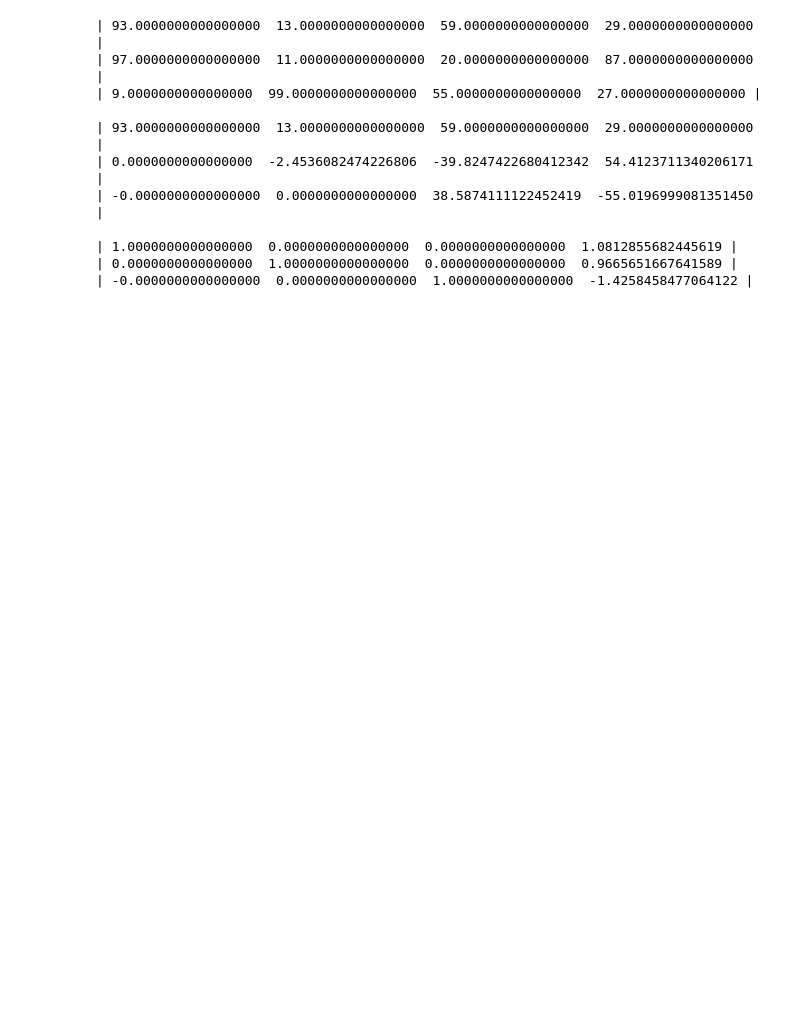
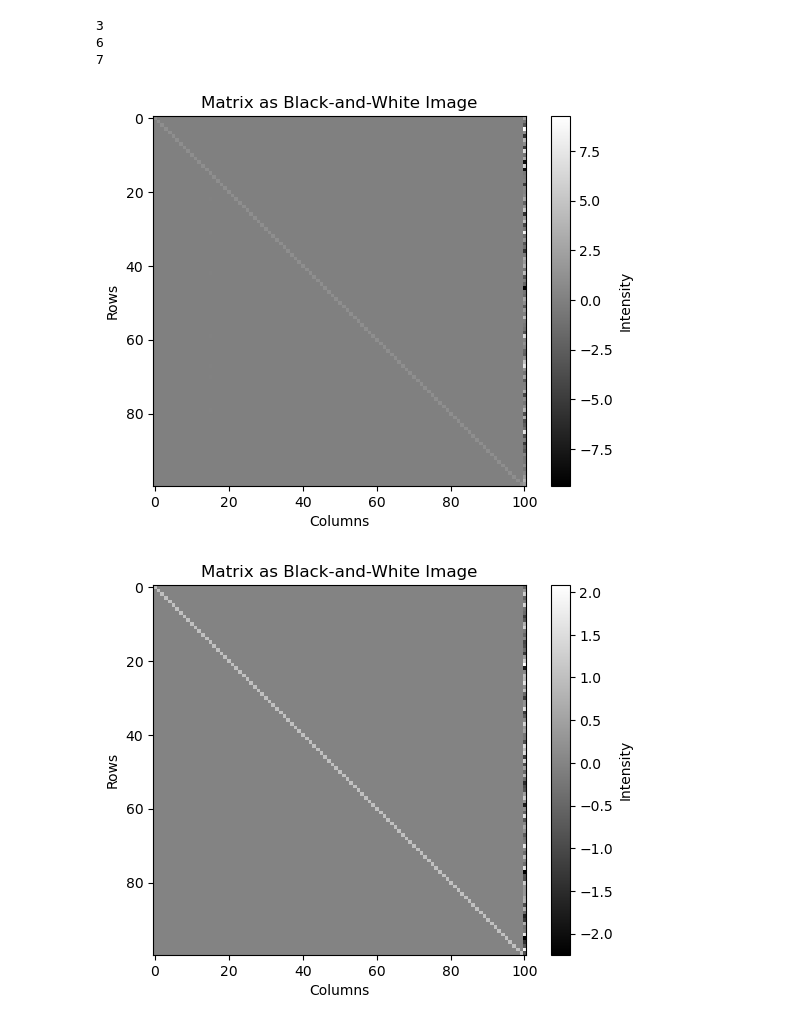
Before and after one commit to EMkrtchyan/Gauss, a Jupyter notebook: main.ipynb, the cells around one changed output. Saved outputs shown, nothing was run; the diff lists cells and outputs as text; code cells hidden in the pictures; blank space fills up the shorter version.

```diff
--- a/main.ipynb
+++ b/main.ipynb
@@ -170,19 +266,34 @@ flops:60, comparisons:6, swaps:8
-# %%
-a=Matrix.rand()
-print(a)
-a.gauss()
-print(a)
-a.reverse()
-print(a)
-# %% [output]
-| 93.0000000000000000  13.0000000000000000  59.0000000000000000  29.0000000000000000 |
-| 97.0000000000000000  11.0000000000000000  20.0000000000000000  87.0000000000000000 |
-| 9.0000000000000000  99.0000000000000000  55.0000000000000000  27.0000000000000000 |
-
-| 93.0000000000000000  13.0000000000000000  59.0000000000000000  29.0000000000000000 |
-| 0.0000000000000000  -2.4536082474226806  -39.8247422680412342  54.4123711340206171 |
-| -0.0000000000000000  0.0000000000000000  38.5874111122452419  -55.0196999081351450 |
-
-| 1.0000000000000000  0.0000000000000000  0.0000000000000000  1.0812855682445619 |
-| 0.0000000000000000  1.0000000000000000  0.0000000000000000  0.9665651667641589 |
-| -0.0000000000000000  0.0000000000000000  1.0000000000000000  -1.4258458477064122 |
+# %%
+import copy
+# errors = 0
+# eq = 0
+# for i in range(1):
+#     try:
+a=Matrix.rand(100,101,(0,1))
+b = Matrix(copy.deepcopy(a.data))
+c = Matrix(copy.deepcopy(a.data))
+a.gauss()
+b.PPgauss()
+c.ColPGauss()
+a.reverse()
+b.reverse()
+c.reverse()
+#         if a.eqWithTol(b,0.001):
+#             eq+=1
+# #     except:
+#         errors+=1
+# print(f"errors:{errors} equalities:{eq}")
+# %% [output]
+3
+6
+7
+# %%
+#անհայտների քանակ > հավասարումների քանակ
+a.plot()
+
+b.plot()
+
+c.plot()
+# %% [output]
+[figure, added]
+[figure, added]
```
Also changed, not shown: parts of 5 cells of this notebook, 1 other file.
